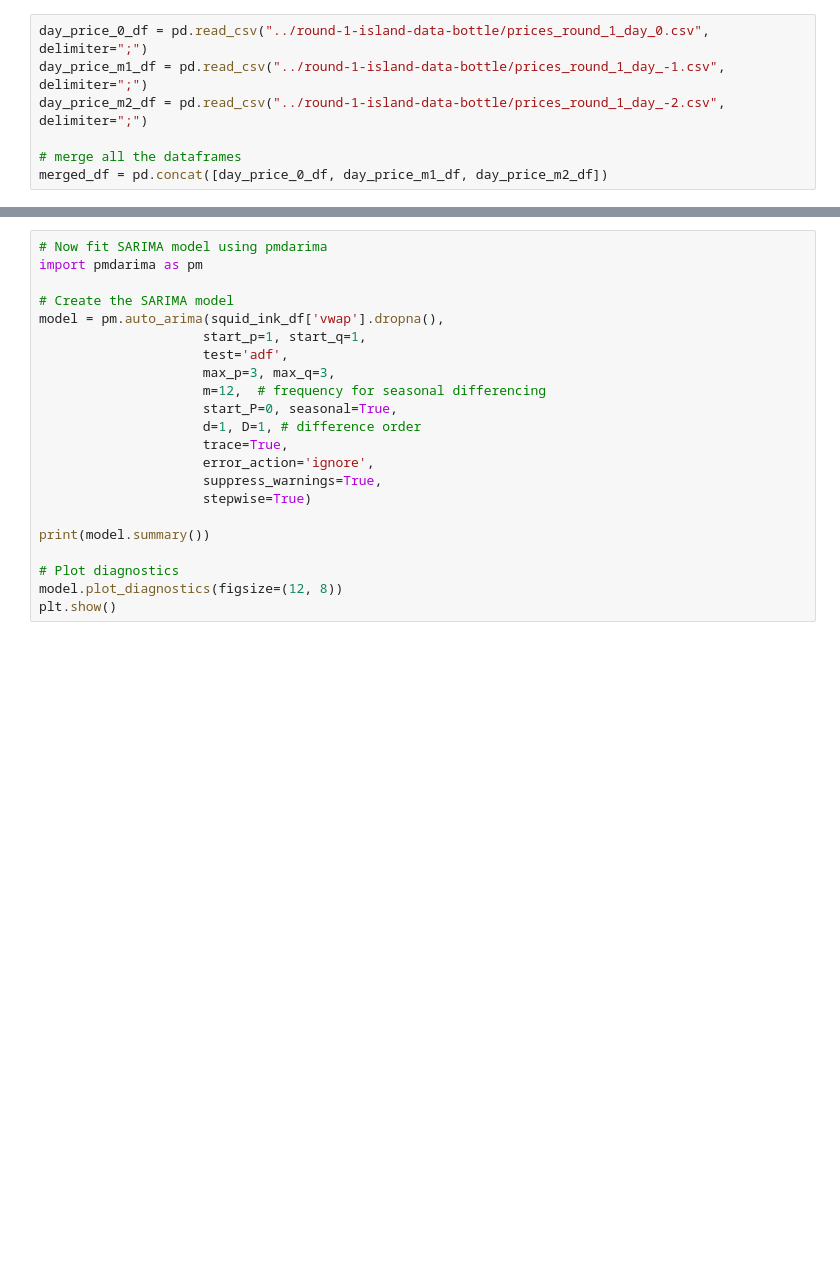
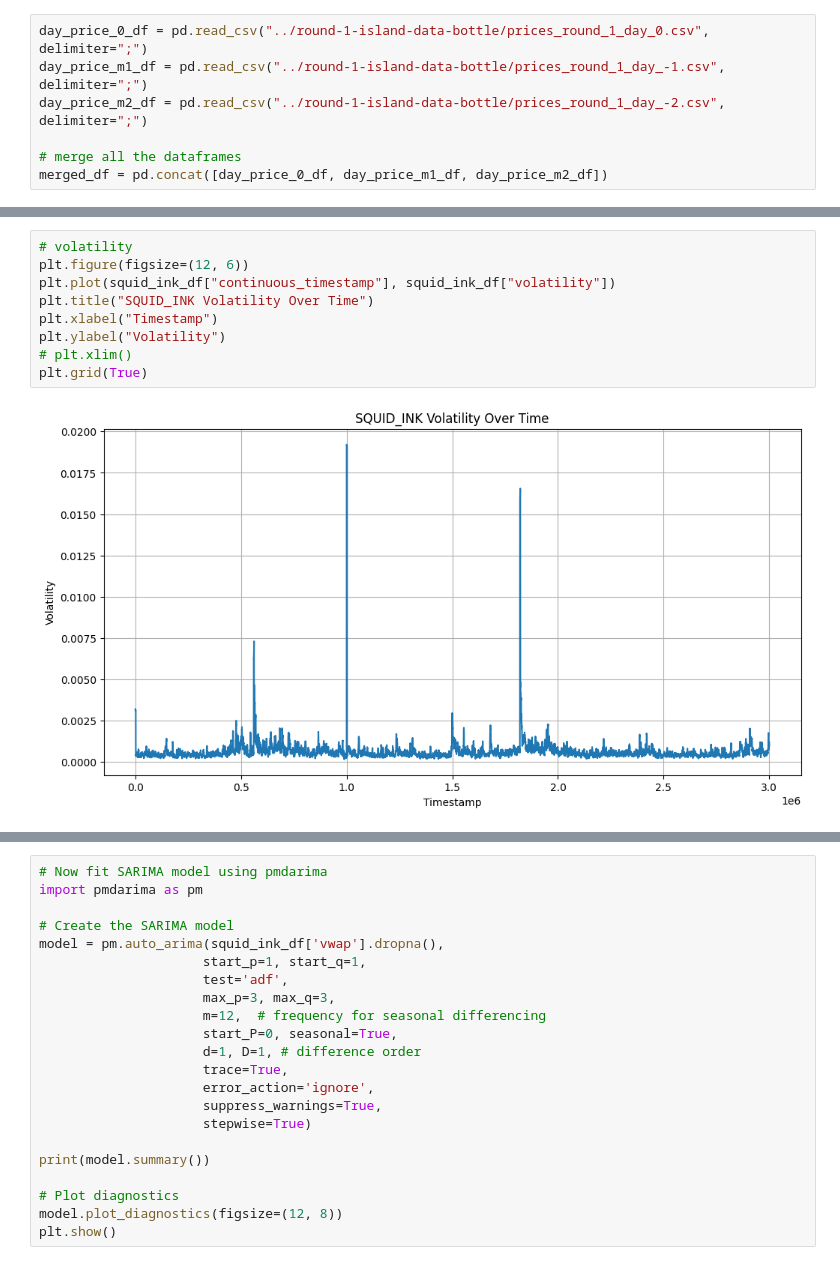
Before and after one commit to shank959/prosperity-imc25, a Jupyter notebook: rounds/round1/eda/round1_eda.ipynb, the cells around one changed output, grey strips where cells are left out. Drawn from its saved outputs; the diff is of its cells as text; blank space fills up the shorter version.

```diff
--- a/rounds/round1/eda/round1_eda.ipynb
+++ b/rounds/round1/eda/round1_eda.ipynb
@@ -65,3 +137,14 @@ plt.show()
+# %%
+# volatility
+plt.figure(figsize=(12, 6))
+plt.plot(squid_ink_df["continuous_timestamp"], squid_ink_df["volatility"])
+plt.title("SQUID_INK Volatility Over Time")
+plt.xlabel("Timestamp")
+plt.ylabel("Volatility")
+# plt.xlim()
+plt.grid(True)
+# %% [output]
+[figure, added]
 # %%
 # do the same for kelp
 kelp_df = merged_df[merged_df["product"] == "KELP"].copy()
```
Also changed, not shown: parts of 11 cells of this notebook.
